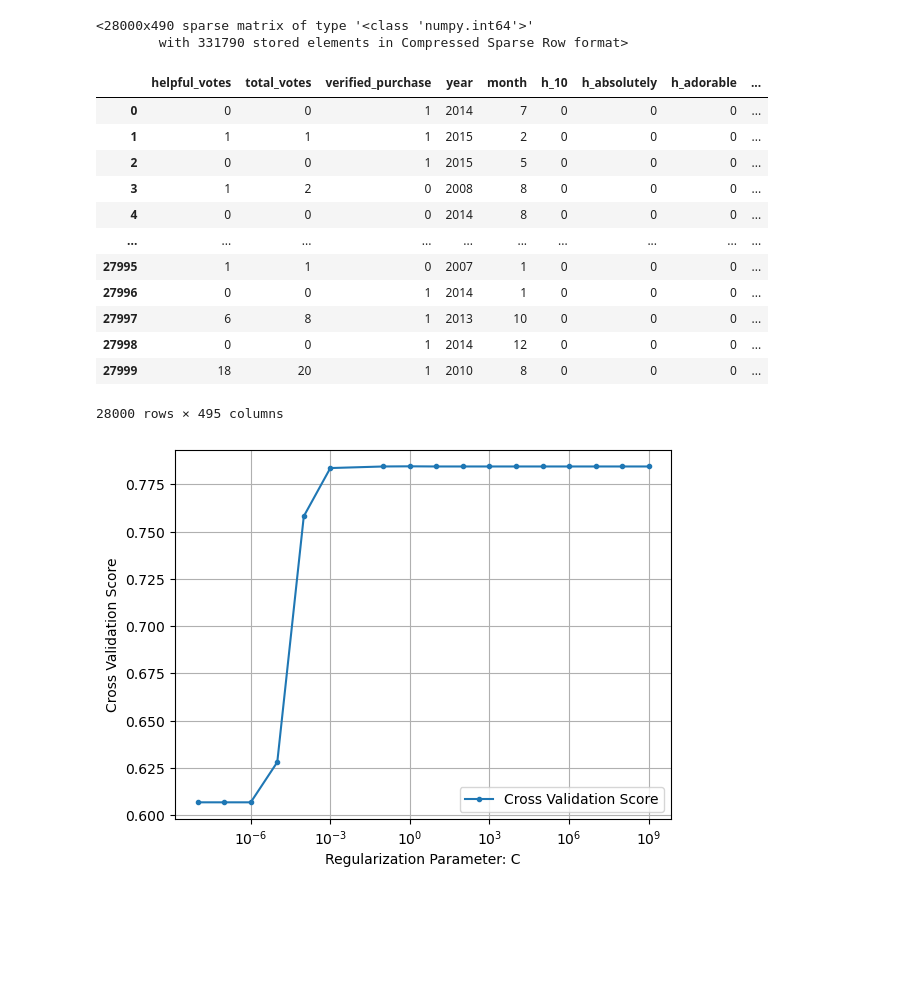
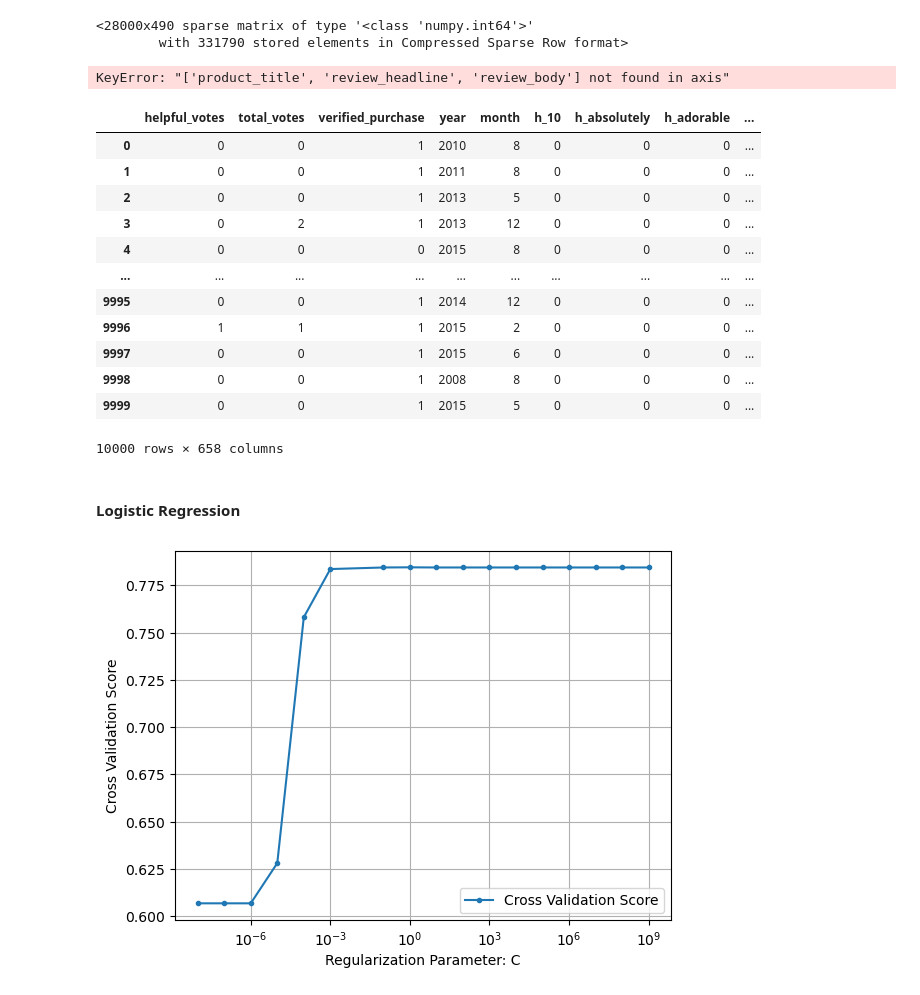
Before and after one commit to b8luong/Amazon-Reviews-Capstone, a Jupyter notebook: Modeling.ipynb, the cells around one changed output. Cells and saved outputs as stored; diff of their text form; code cells hidden in the pictures; blank space fills up the shorter version.

```diff
--- a/Modeling.ipynb
+++ b/Modeling.ipynb
@@ -217,6 +246,13 @@ tagged_body_words = ['b_' + feature for feature in body_words]
 headline_words = bag_headline.get_feature_names_out()
 tagged_headline_words = ['h_' + feature for feature in headline_words]
 sample_vocab = tagged_headline_words + tagged_body_words
+# %%
+# FOR X_REMAINDER
+body_words2 = bag_body2.get_feature_names_out()
+tagged_body_words2 = ['b_' + feature for feature in body_words2]
+headline_words2 = bag_headline2.get_feature_names_out()
+tagged_headline_words2 = ['h_' + feature for feature in headline_words2]
+sample_vocab2 = tagged_headline_words2 + tagged_body_words2
 # %%
 len(sample_vocab)
 # %% [output]
@@ -230,8 +266,17 @@ train_count
 train_df = pd.DataFrame(train_count.toarray(), columns=sample_vocab)
 valid_df = pd.DataFrame(valid_count.toarray(), columns=sample_vocab)
 test_df = pd.DataFrame(test_count.toarray(), columns=sample_vocab)
+# %%
+# For X_remainder
+remainder_df = pd.DataFrame(remainder_count.toarray(), columns=sample_vocab2)
+test_df2 = pd.DataFrame(test_count2.toarray(), columns=sample_vocab2)
 # %%
-X_sample_train = X_sample_train.reset_index(drop=True).drop(columns=['product_title', 'review_headline', 'review_body'])
-X_sample_valid = X_sample_valid.reset_index(drop=True).drop(columns=['product_title', 'review_headline', 'review_body'])
-X_sample_test = X_sample_test.reset_index(drop=True).drop(columns=['product_title', 'review_headline', 'review_body'])
+X_train_sample = X_train_sample.reset_index(drop=True).drop(columns=['product_title', 'review_headline', 'review_body'])
+X_valid_sample = X_valid_sample.reset_index(drop=True).drop(columns=['product_title', 'review_headline', 'review_body'])
+X_test_sample = X_test_sample.reset_index(drop=True).drop(columns=['product_title', 'review_headline', 'review_body'])
+# %%
+# For X_remainder
+X_remainder_sample = X_remainder_sample.reset_index(drop=True).drop(columns=['product_title', 'review_headline', 'review_body'])
+# %% [output]
+KeyError: "['product_title', 'review_headline', 'review_body'] not found in axis"
 # %%
@@ -241,19 +286,23 @@ combined_test = pd.concat([X_sample_test, test_df], axis=1)
+# %%
+# For X_remainder
+combined_remainder = pd.concat([X_remainder_sample, remainder_df], axis=1)
+combined_test2 = pd.concat([X_test_sample, test_df2], axis=1)
 # %%
-combined_train
+combined_test2
 # %% [output]
 |  | helpful_votes | total_votes | verified_purchase | year | month | h_10 | h_absolutely | h_adorable | ... |
-| 0 | 0 | 0 | 1 | 2014 | 7 | 0 | 0 | 0 | ... |
-| 1 | 1 | 1 | 1 | 2015 | 2 | 0 | 0 | 0 | ... |
-| 2 | 0 | 0 | 1 | 2015 | 5 | 0 | 0 | 0 | ... |
-| 3 | 1 | 2 | 0 | 2008 | 8 | 0 | 0 | 0 | ... |
-| 4 | 0 | 0 | 0 | 2014 | 8 | 0 | 0 | 0 | ... |
+| 0 | 0 | 0 | 1 | 2010 | 8 | 0 | 0 | 0 | ... |
+| 1 | 0 | 0 | 1 | 2011 | 8 | 0 | 0 | 0 | ... |
+| 2 | 0 | 0 | 1 | 2013 | 5 | 0 | 0 | 0 | ... |
+| 3 | 0 | 2 | 1 | 2013 | 12 | 0 | 0 | 0 | ... |
+| 4 | 0 | 0 | 0 | 2015 | 8 | 0 | 0 | 0 | ... |
 | ... | ... | ... | ... | ... | ... | ... | ... | ... | ... |
-| 27995 | 1 | 1 | 0 | 2007 | 1 | 0 | 0 | 0 | ... |
-| 27996 | 0 | 0 | 1 | 2014 | 1 | 0 | 0 | 0 | ... |
-| 27997 | 6 | 8 | 1 | 2013 | 10 | 0 | 0 | 0 | ... |
-| 27998 | 0 | 0 | 1 | 2014 | 12 | 0 | 0 | 0 | ... |
-| 27999 | 18 | 20 | 1 | 2010 | 8 | 0 | 0 | 0 | ... |
+| 9995 | 0 | 0 | 1 | 2014 | 12 | 0 | 0 | 0 | ... |
+| 9996 | 1 | 1 | 1 | 2015 | 2 | 0 | 0 | 0 | ... |
+| 9997 | 0 | 0 | 1 | 2015 | 6 | 0 | 0 | 0 | ... |
+| 9998 | 0 | 0 | 1 | 2008 | 8 | 0 | 0 | 0 | ... |
+| 9999 | 0 | 0 | 1 | 2015 | 5 | 0 | 0 | 0 | ... |
-28000 rows × 495 columns
+10000 rows × 658 columns
 # %%
 # Instantiate
 ss = StandardScaler()
@@ -265,3 +319,5 @@ X_test_scaled = ss.transform(combined_test)
+# %% [markdown]
+#### Logistic Regression
 # %%
 scores = []
 C_range = np.array([.00000001,.0000001,.000001,.00001,.0001,.001,.1,
```
Also changed, not shown: parts of 43 cells of this notebook, 2 other files.
